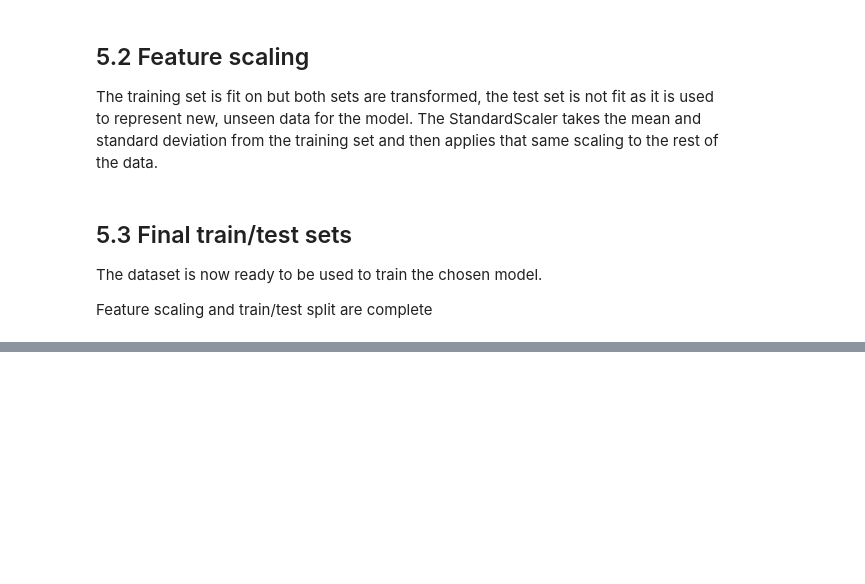
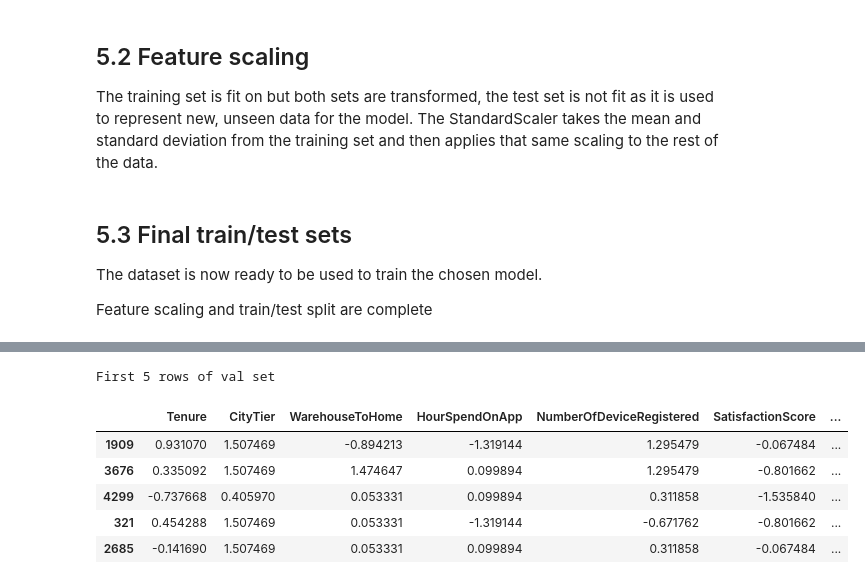
Before and after one commit to Akurang/AI_group5_project, a Jupyter notebook: final_project.ipynb, the cells around one changed output, grey strips where cells are left out. Saved outputs shown, nothing was run; the diff lists cells and outputs as text; code cells hidden in the pictures; blank space fills up the shorter version.

```diff
--- a/final_project.ipynb
+++ b/final_project.ipynb
@@ -597,8 +603,10 @@ numeric_columns=["Tenure",
 
 X_train_scaled=X_train # we must copy the sets into the new scaled model so if in case of an errror we can revert
 X_test_scaled=X_test
+X_val_scaled=X_val
 X_train_scaled[numeric_columns] = scaler.fit_transform(X_train[numeric_columns])# the scaling happens only on the numeric columns, binarynot inclusive as that would return the same arrange ment of values
 X_test_scaled[numeric_columns] = scaler.transform(X_test[numeric_columns])
+X_val_scaled[numeric_columns] = scaler.transform(X_val[numeric_columns])
 # %% [markdown]
 ## 5.3 Final train/test sets
 
@@ -635,3 +644,14 @@ First 5 rows of test set
+# %%
+print("First 5 rows of val set")
+X_val_scaled.head()
+# %% [output]
+First 5 rows of val set
+|  | Tenure | CityTier | WarehouseToHome | HourSpendOnApp | NumberOfDeviceRegistered | SatisfactionScore | ... |
+| 1909 | 0.931070 | 1.507469 | -0.894213 | -1.319144 | 1.295479 | -0.067484 | ... |
+| 3676 | 0.335092 | 1.507469 | 1.474647 | 0.099894 | 1.295479 | -0.801662 | ... |
+| 4299 | -0.737668 | 0.405970 | 0.053331 | 0.099894 | 0.311858 | -1.535840 | ... |
+| 321 | 0.454288 | 1.507469 | 0.053331 | -1.319144 | -0.671762 | -0.801662 | ... |
+| 2685 | -0.141690 | 1.507469 | 0.053331 | 0.099894 | 0.311858 | -0.067484 | ... |
 # %%
 #prove stratify
 print("Class distribution for Churn in Train set")
```
Also changed, not shown: parts of 12 cells of this notebook.
